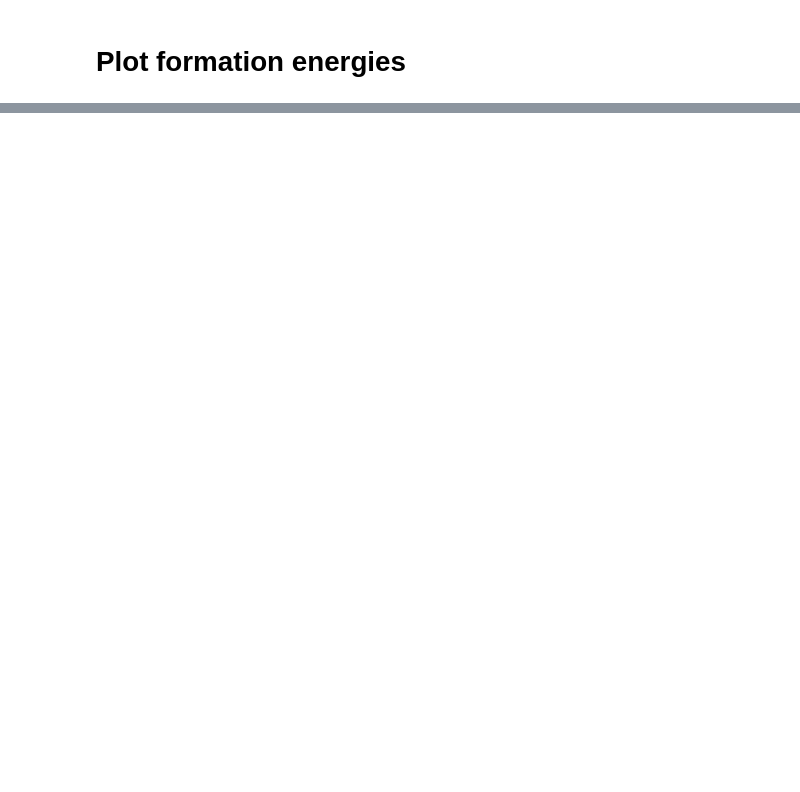
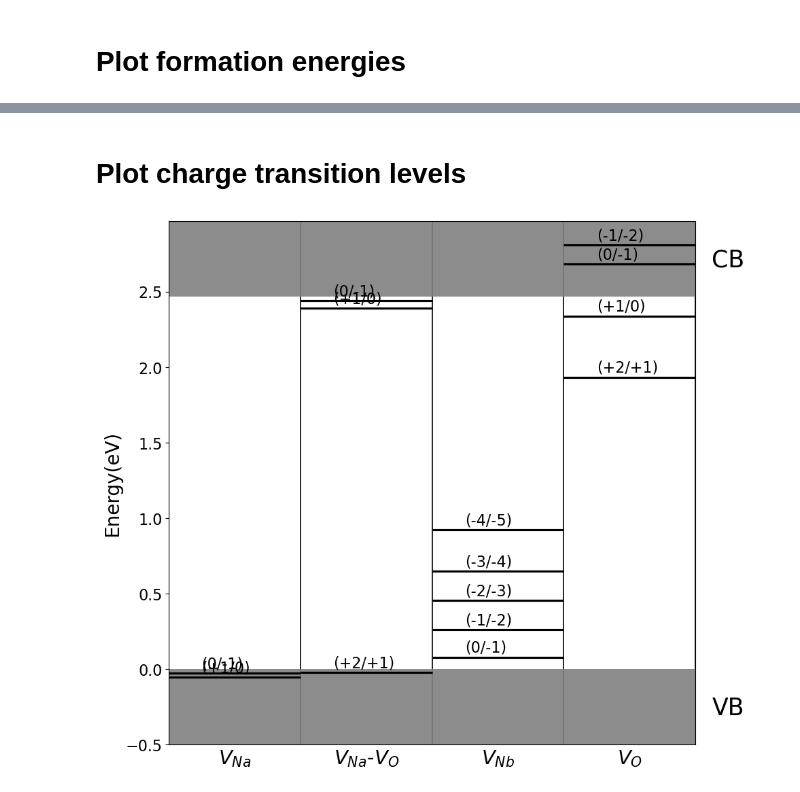
Before and after one commit to lorenzo-villa-hub/pynter, a Jupyter notebook: tutorials/defects/analyse_and_plot.ipynb, the cells around one changed output, grey strips where cells are left out. Saved outputs shown, nothing was run; the diff lists cells and outputs as text; code cells hidden in the pictures; blank space fills up the shorter version.

```diff
--- a/tutorials/defects/analyse_and_plot.ipynb
+++ b/tutorials/defects/analyse_and_plot.ipynb
@@ -34,0 +69,6 @@ da_vac.get_dataframe()
+# %% [markdown]
+# Plot charge transition levels
+# %%
+da_vac.plot_ctl();
+# %% [output]
+[figure, added]
```
Also changed, not shown: parts of 16 cells of this notebook, 15 other files.
